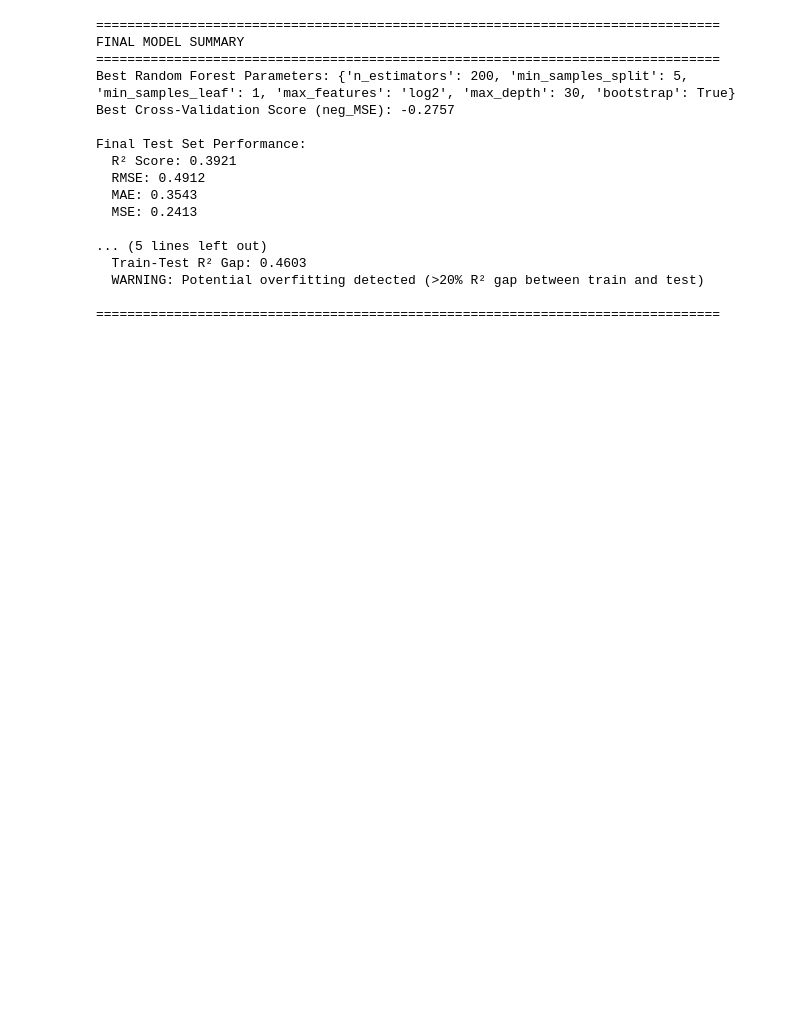
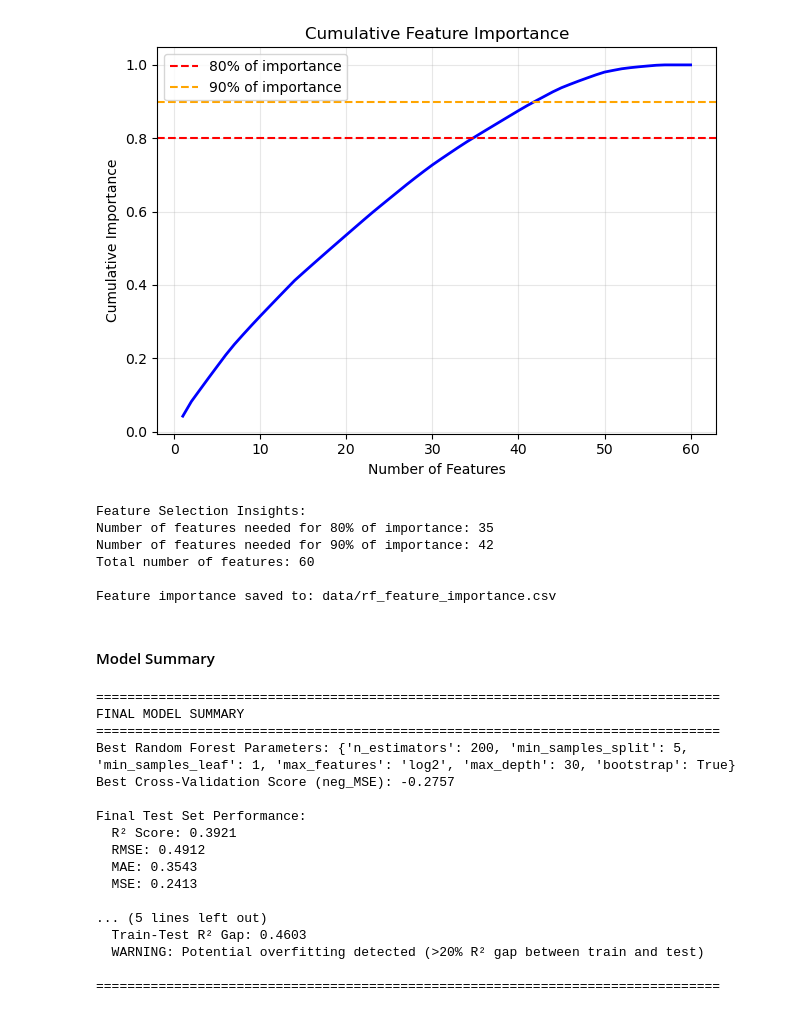
Before and after one commit to VienJou/Flood-height-prediction, a Jupyter notebook: RF_Train_v0.1.0.ipynb, the cells around one changed output. Cells and saved outputs as stored; diff of their text form; code cells hidden in the pictures; blank space fills up the shorter version.

```diff
--- a/RF_Train_v0.1.0.ipynb
+++ b/RF_Train_v0.1.0.ipynb
@@ -319,3 +197,31 @@ Feature importance saved to: C:\Users\alekb\OneDrive - UCB-O365\Research\Flood-h
+# %%
+plot_cumulative_importances(importance_df)
+# %% [output]
+[figure, added]
+# %%
+cumulative_importance = np.cumsum(importance_df['importance'].values)
+# Find number of features needed for 80% and 90% of importance
+idx_80 = np.argmax(cumulative_importance >= 0.8) + 1
+idx_90 = np.argmax(cumulative_importance >= 0.9) + 1
+
+print(f"\nFeature Selection Insights:")
+print(f"Number of features needed for 80% of importance: {idx_80}")
+print(f"Number of features needed for 90% of importance: {idx_90}")
+print(f"Total number of features: {len(feature_importance)}")
+
+# Save feature importance to CSV
+importance_path = r'data/rf_feature_importance.csv'
+importance_df.to_csv(importance_path, index=False)
+print(f"\nFeature importance saved to: {importance_path}")
+# %% [output]
+Feature Selection Insights:
+Number of features needed for 80% of importance: 35
+Number of features needed for 90% of importance: 42
+Total number of features: 60
+
+Feature importance saved to: data/rf_feature_importance.csv
+# %% [markdown]
+#### Model Summary
 # %%
 # Final Model Summary
 print("="*80)
```
Also changed, not shown: parts of 27 cells of this notebook, 2 other files.
